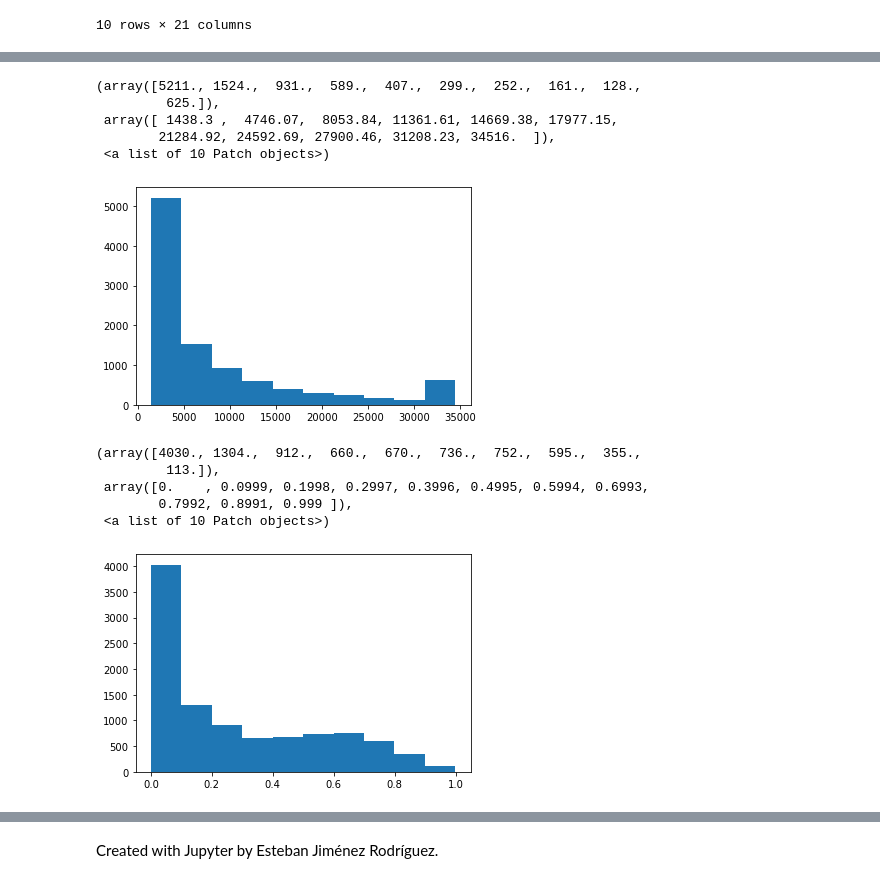
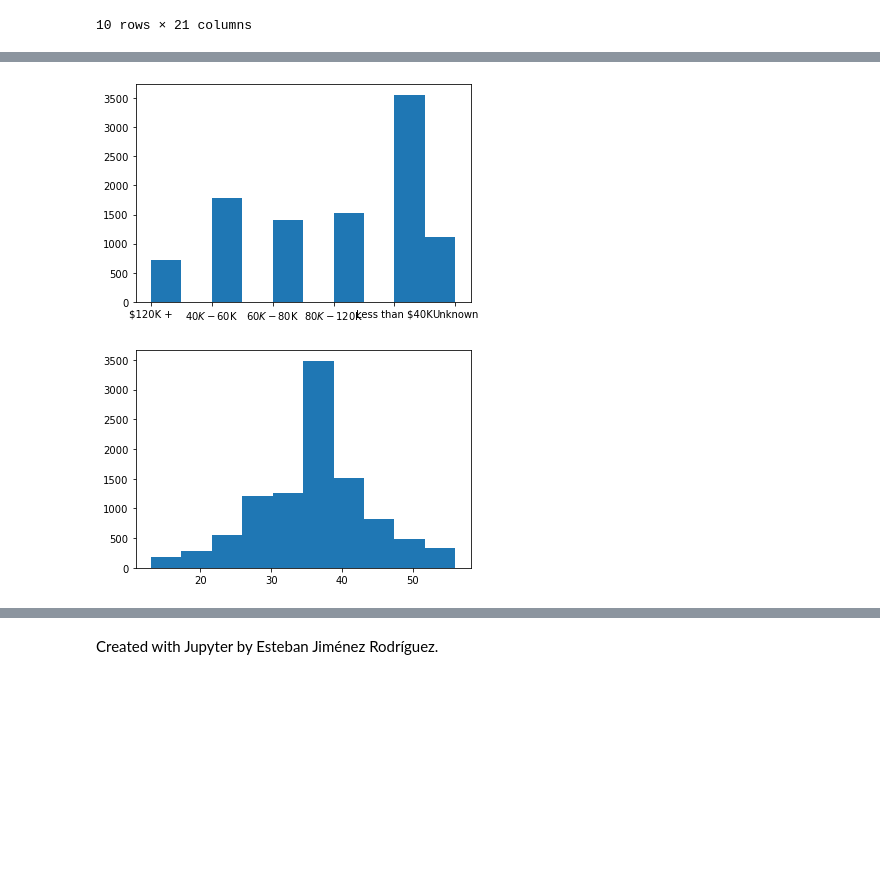
Before and after one commit to IvanArellanoRuelas/ProyectoModulo1_ArellanoI_LafargaI, a Jupyter notebook: ProyectoModulo1_ArellanoI_LafargaI.ipynb, the cells around one changed output, grey strips where cells are left out. Saved outputs shown, nothing was run; the diff lists cells and outputs as text; code cells hidden in the pictures; blank space fills up the shorter version.

```diff
--- a/ProyectoModulo1_ArellanoI_LafargaI.ipynb
+++ b/ProyectoModulo1_ArellanoI_LafargaI.ipynb
@@ -96,18 +134,8 @@ import matplotlib.pyplot as plt
+# %%
+plt.hist(db.sort_values('Income_Category')['Income_Category']);
+# %% [output]
+[figure, added]
 # %%
-plt.hist(db['Credit_Limit'])
+plt.hist(db['Months_on_book']);
 # %% [output]
-(array([5211., 1524.,  931.,  589.,  407.,  299.,  252.,  161.,  128.,
-         625.]),
- array([ 1438.3 ,  4746.07,  8053.84, 11361.61, 14669.38, 17977.15,
-        21284.92, 24592.69, 27900.46, 31208.23, 34516.  ]),
- <a list of 10 Patch objects>)
-[figure, old version]
+[figure, new version]
-# %%
-plt.hist(db['Avg_Utilization_Ratio'])
-# %% [output]
-(array([4030., 1304.,  912.,  660.,  670.,  736.,  752.,  595.,  355.,
-         113.]),
- array([0.    , 0.0999, 0.1998, 0.2997, 0.3996, 0.4995, 0.5994, 0.6993,
-        0.7992, 0.8991, 0.999 ]),
- <a list of 10 Patch objects>)
-[figure, removed]
```
Also changed, not shown: parts of 8 cells of this notebook, 1 other file.
